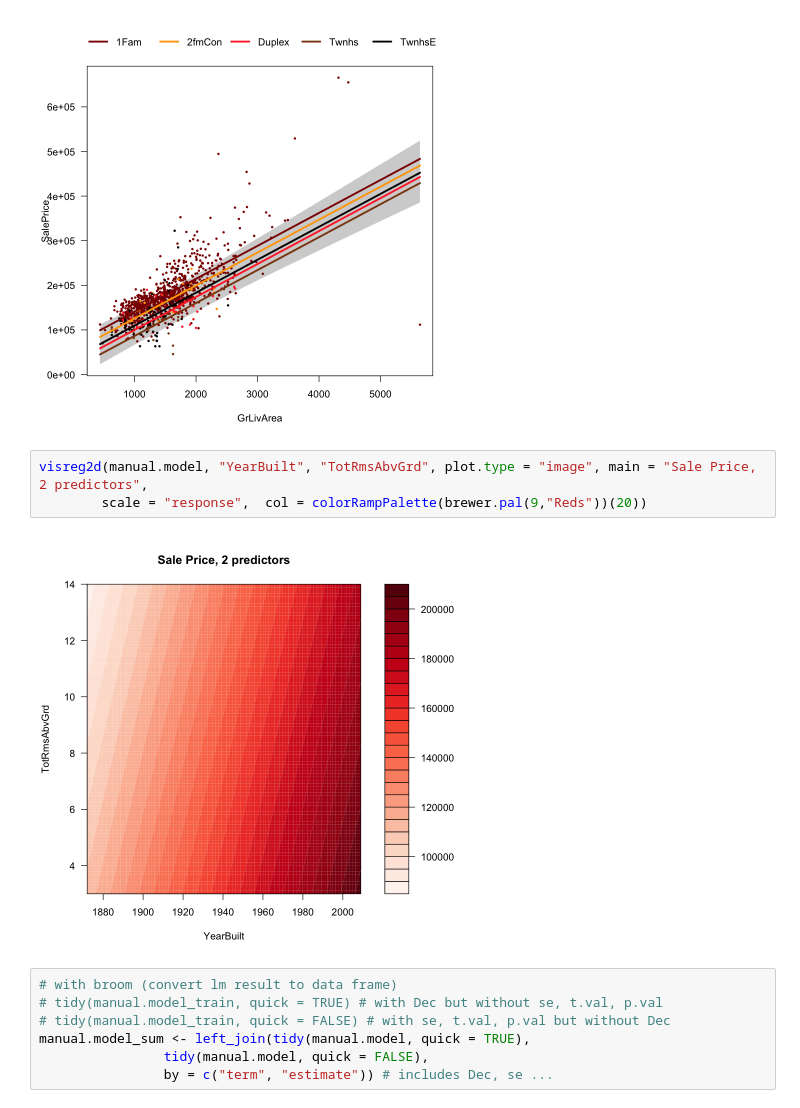
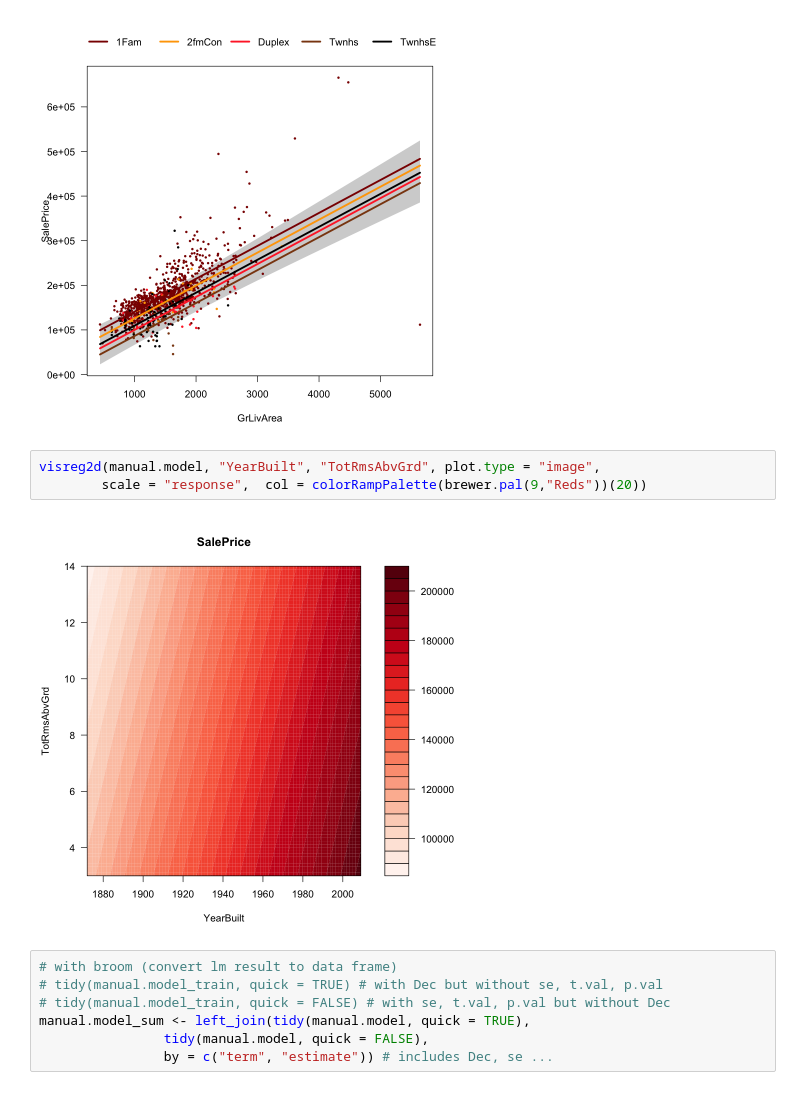
Before and after one commit to OlegRyzhkov2020/house_price_prediction, a Jupyter notebook: Model_selection.ipynb, the cells around one changed output. Cells and saved outputs as stored; diff of their text form.

Commit message:
added modified manual model

```diff
--- a/Model_selection.ipynb
+++ b/Model_selection.ipynb
@@ -632,10 +642,10 @@ visreg(manual.model, "GrLivArea", by="BldgType", overlay=TRUE,
 # %% [output]
 [figure]
 # %%
-visreg2d(manual.model, "YearBuilt", "TotRmsAbvGrd", plot.type = "image", main = "Sale Price, 2 predictors",
+visreg2d(manual.model, "YearBuilt", "TotRmsAbvGrd", plot.type = "image",
         scale = "response",  col = colorRampPalette(brewer.pal(9,"Reds"))(20))
 # %% [output]
-[figure, old version]
+[figure, new version]
 # %%
 # with broom (convert lm result to data frame)
 # tidy(manual.model_train, quick = TRUE) # with Dec but without se, t.val, p.val
```
Also changed, not shown: parts of 31 cells of this notebook, 1 other file.
